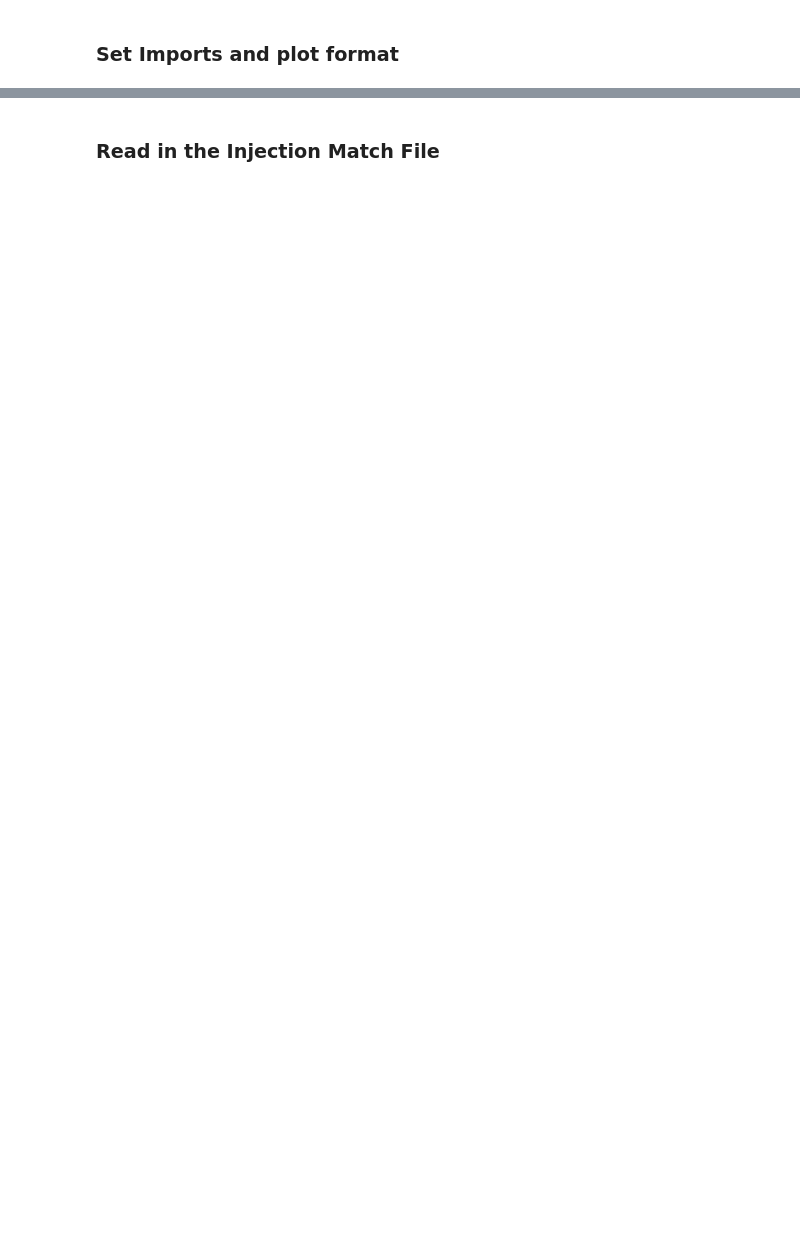
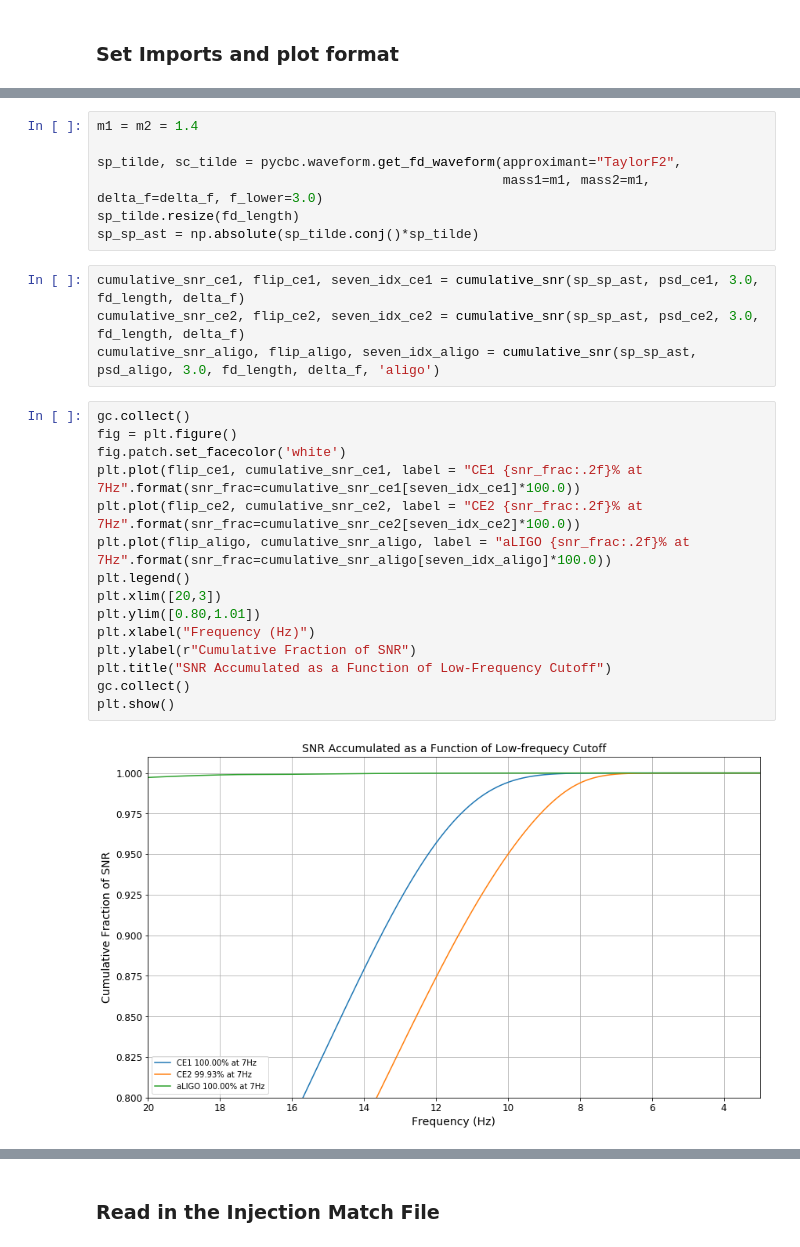
Before and after one commit to lenona/3G-eccentric-search-prospects, a Jupyter notebook: Eccentric Search Prospect.ipynb, the cells around one changed output, grey strips where cells are left out. Drawn from its saved outputs; the diff is of its cells as text; blank space fills up the shorter version.

```diff
--- a/Eccentric Search Prospect.ipynb
+++ b/Eccentric Search Prospect.ipynb
@@ -80,0 +130,28 @@ Notes about above plot
+# %%
+m1 = m2 = 1.4
+
+sp_tilde, sc_tilde = pycbc.waveform.get_fd_waveform(approximant="TaylorF2",
+                                                    mass1=m1, mass2=m1, delta_f=delta_f, f_lower=3.0)
+sp_tilde.resize(fd_length)
+sp_sp_ast = np.absolute(sp_tilde.conj()*sp_tilde)
+# %%
+cumulative_snr_ce1, flip_ce1, seven_idx_ce1 = cumulative_snr(sp_sp_ast, psd_ce1, 3.0, fd_length, delta_f)
+cumulative_snr_ce2, flip_ce2, seven_idx_ce2 = cumulative_snr(sp_sp_ast, psd_ce2, 3.0, fd_length, delta_f)
+cumulative_snr_aligo, flip_aligo, seven_idx_aligo = cumulative_snr(sp_sp_ast, psd_aligo, 3.0, fd_length, delta_f, 'aligo')
+# %%
+gc.collect()
+fig = plt.figure()
+fig.patch.set_facecolor('white')
+plt.plot(flip_ce1, cumulative_snr_ce1, label = "CE1 {snr_frac:.2f}% at 7Hz".format(snr_frac=cumulative_snr_ce1[seven_idx_ce1]*100.0))
+plt.plot(flip_ce2, cumulative_snr_ce2, label = "CE2 {snr_frac:.2f}% at 7Hz".format(snr_frac=cumulative_snr_ce2[seven_idx_ce2]*100.0))
+plt.plot(flip_aligo, cumulative_snr_aligo, label = "aLIGO {snr_frac:.2f}% at 7Hz".format(snr_frac=cumulative_snr_aligo[seven_idx_aligo]*100.0))
+plt.legend()
+plt.xlim([20,3])
+plt.ylim([0.80,1.01])
+plt.xlabel("Frequency (Hz)")
+plt.ylabel(r"Cumulative Fraction of SNR")
+plt.title("SNR Accumulated as a Function of Low-Frequency Cutoff")
+gc.collect()
+plt.show()
+# %% [output]
+[figure, added]
```
Also changed, not shown: parts of 39 cells of this notebook.
